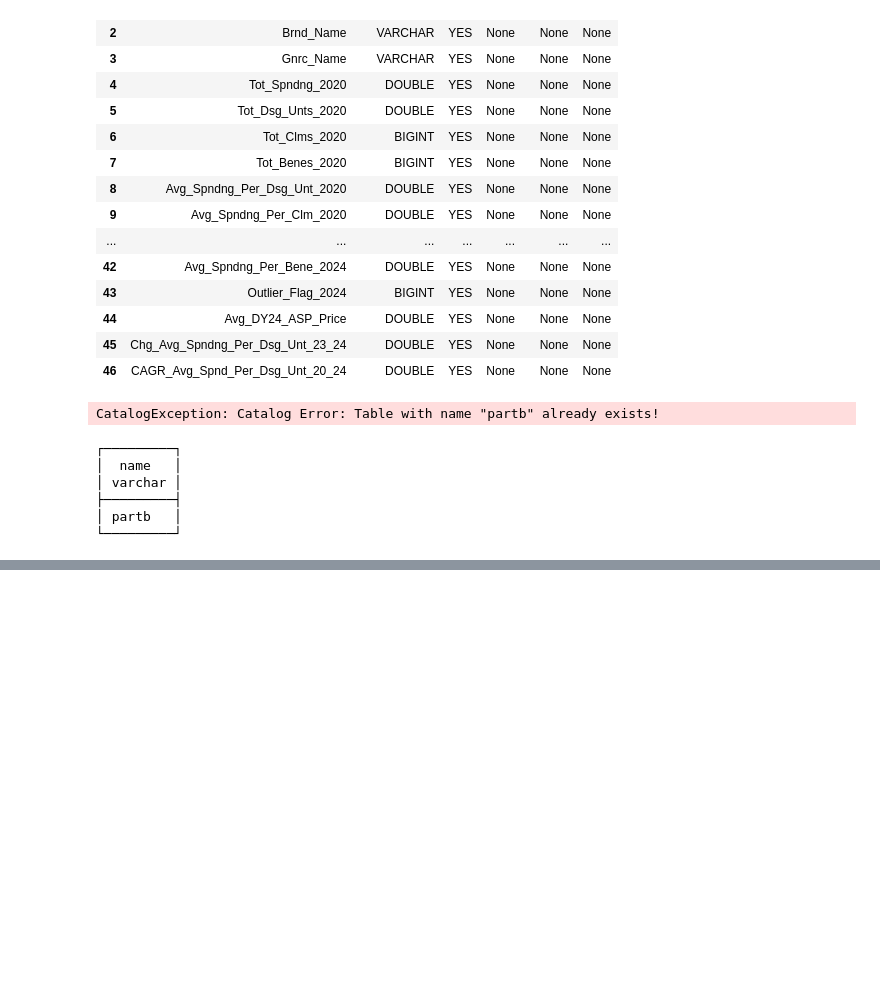
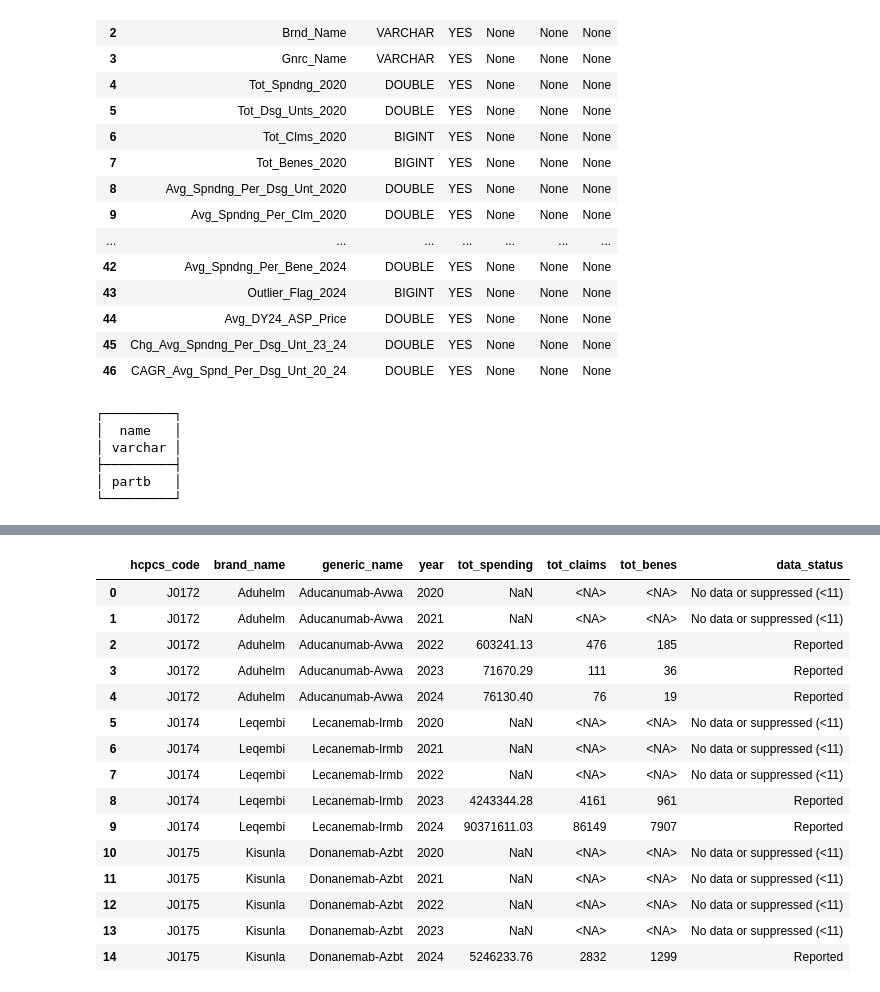
Before and after one commit to nidanyr/medicare-anti-amyloid-uptake, a Jupyter notebook: Untitled0.ipynb, the cells around one changed output, grey strips where cells are left out. Cells and saved outputs as stored; diff of their text form; code cells hidden in the pictures; blank space fills up the shorter version.

```diff
--- a/Untitled0.ipynb
+++ b/Untitled0.ipynb
@@ -24,9 +24,7 @@ con.sql("DESCRIBE SELECT * FROM read_csv_auto('/content/DSD_PTB_RY26_P06_V10_DYT
 | 45 | Chg_Avg_Spndng_Per_Dsg_Unt_23_24 | DOUBLE | YES | None | None | None |
 | 46 | CAGR_Avg_Spnd_Per_Dsg_Unt_20_24 | DOUBLE | YES | None | None | None |
 # %%
-con.sql("CREATE TABLE partb AS SELECT * FROM read_csv_auto('/content/DSD_PTB_RY26_P06_V10_DYT24_HCPCS- 260602.csv')")
+con.sql("CREATE TABLE partb AS SELECT * FROM read_csv_auto('/content/sample_data/DSD_PTB_RY26_P06_V10_DYT24_HCPCS- 260602.csv')")
-# %% [output]
-CatalogException: Catalog Error: Table with name "partb" already exists!
 # %%
 con.sql("SHOW TABLES").show()
 # %% [output]
@@ -87,3 +85,54 @@ df
 | 12 | J0175 | Kisunla | Donanemab-Azbt | 2022 | NaN | <NA> | <NA> | Not marketed / no Part B claims |
 | 13 | J0175 | Kisunla | Donanemab-Azbt | 2023 | NaN | <NA> | <NA> | Not marketed / no Part B claims |
 | 14 | J0175 | Kisunla | Donanemab-Azbt | 2024 | 5246233.76 | 2832 | 1299 | Reported |
+# %%
+import duckdb
+
+query = """
+SELECT
+    HCPCS_Cd                        AS hcpcs_code,
+    Brnd_Name                       AS brand_name,
+    Gnrc_Name                       AS generic_name,
+    CAST(yr AS INTEGER)             AS year,
+    tot_spending,
+    tot_claims,
+    tot_benes,
+    CASE
+        WHEN tot_spending IS NULL AND tot_claims IS NULL AND tot_benes IS NULL
+        THEN 'No data or suppressed (<11)'
+        ELSE 'Reported'
+    END                             AS data_status
+FROM partb
+UNPIVOT INCLUDE NULLS (
+    (tot_spending, tot_claims, tot_benes)
+    FOR yr IN (
+        (Tot_Spndng_2020, Tot_Clms_2020, Tot_Benes_2020) AS '2020',
+        (Tot_Spndng_2021, Tot_Clms_2021, Tot_Benes_2021) AS '2021',
+        (Tot_Spndng_2022, Tot_Clms_2022, Tot_Benes_2022) AS '2022',
+        (Tot_Spndng_2023, Tot_Clms_2023, Tot_Benes_2023) AS '2023',
+        (Tot_Spndng_2024, Tot_Clms_2024, Tot_Benes_2024) AS '2024'
+    )
+)
+WHERE TRIM(HCPCS_Cd) IN ('J0172', 'J0174', 'J0175')
+ORDER BY hcpcs_code, year
+"""
+
+df = con.sql(query).df()
+df
+# %% [output]
+|  | hcpcs_code | brand_name | generic_name | year | tot_spending | tot_claims | tot_benes | data_status |
+| 0 | J0172 | Aduhelm | Aducanumab-Avwa | 2020 | NaN | <NA> | <NA> | No data or suppressed (<11) |
+| 1 | J0172 | Aduhelm | Aducanumab-Avwa | 2021 | NaN | <NA> | <NA> | No data or suppressed (<11) |
+| 2 | J0172 | Aduhelm | Aducanumab-Avwa | 2022 | 603241.13 | 476 | 185 | Reported |
+| 3 | J0172 | Aduhelm | Aducanumab-Avwa | 2023 | 71670.29 | 111 | 36 | Reported |
+| 4 | J0172 | Aduhelm | Aducanumab-Avwa | 2024 | 76130.40 | 76 | 19 | Reported |
+| 5 | J0174 | Leqembi | Lecanemab-Irmb | 2020 | NaN | <NA> | <NA> | No data or suppressed (<11) |
+| 6 | J0174 | Leqembi | Lecanemab-Irmb | 2021 | NaN | <NA> | <NA> | No data or suppressed (<11) |
+| 7 | J0174 | Leqembi | Lecanemab-Irmb | 2022 | NaN | <NA> | <NA> | No data or suppressed (<11) |
+| 8 | J0174 | Leqembi | Lecanemab-Irmb | 2023 | 4243344.28 | 4161 | 961 | Reported |
+| 9 | J0174 | Leqembi | Lecanemab-Irmb | 2024 | 90371611.03 | 86149 | 7907 | Reported |
+| 10 | J0175 | Kisunla | Donanemab-Azbt | 2020 | NaN | <NA> | <NA> | No data or suppressed (<11) |
+| 11 | J0175 | Kisunla | Donanemab-Azbt | 2021 | NaN | <NA> | <NA> | No data or suppressed (<11) |
+| 12 | J0175 | Kisunla | Donanemab-Azbt | 2022 | NaN | <NA> | <NA> | No data or suppressed (<11) |
+| 13 | J0175 | Kisunla | Donanemab-Azbt | 2023 | NaN | <NA> | <NA> | No data or suppressed (<11) |
+| 14 | J0175 | Kisunla | Donanemab-Azbt | 2024 | 5246233.76 | 2832 | 1299 | Reported |
```
Also changed, not shown: parts of 1 cell of this notebook.
